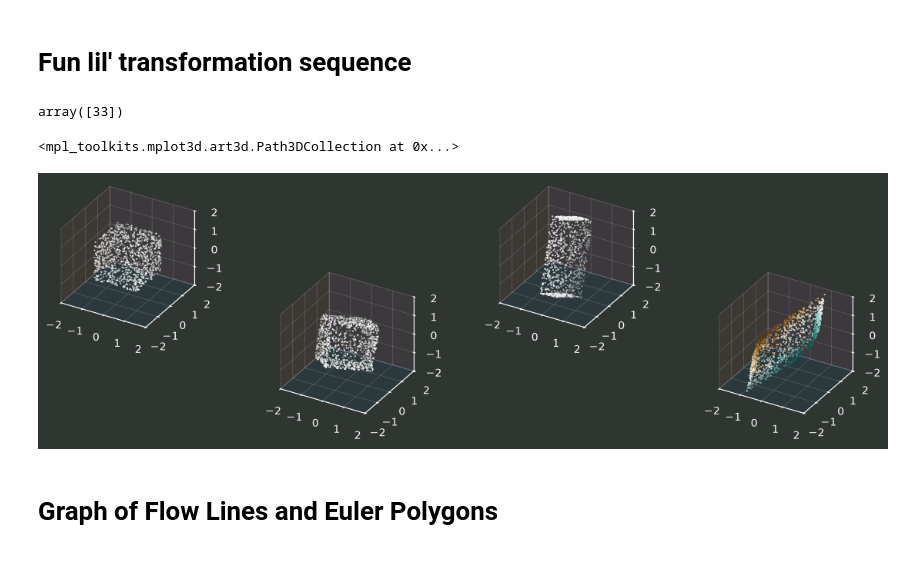
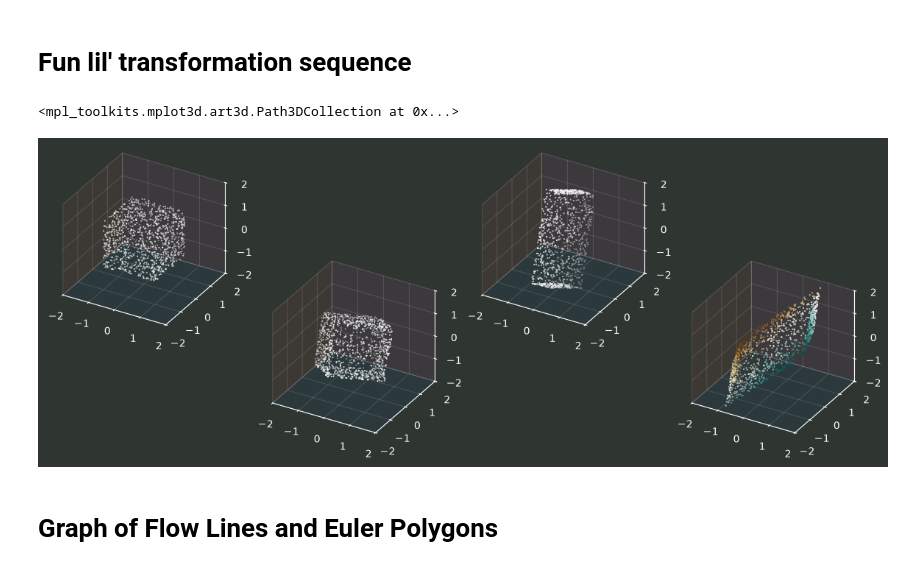
Before and after one commit to 3257077517-collab/Team17, a Jupyter notebook: report/notes.ipynb, the cells around one changed output. Saved outputs shown, nothing was run; the diff lists cells and outputs as text; code cells hidden in the pictures.

```diff
--- a/report/notes.ipynb
+++ b/report/notes.ipynb
@@ -264,12 +266,8 @@ polar_factor_flow_jac = make_polar_factor_flow_jac(out_dim)
 t_bounds = (0.0, 2.0)
 # %% [markdown]
 # Fun lil' transformation sequence
-# %%
-np.swapaxes([33], 0, 0)
-# %% [output]
-array([33])
 # %%
-fig: plt.Figure = plt.figure(figsize=14.4 * np.array([1.0, 2.0 / 7]))
+fig: plt.Figure = plt.figure(figsize=14.4 * np.array([1.0, 3.0 / 8]))
 axd = fig.subplot_mosaic(
     """
 AA..CC..
@@ -282,34 +280,34 @@ AABBCCDD
 rng = np.random.default_rng(0xABAD5EED)
 samples = np.array(
     [
         np.array([1.0 if rng.integers(0, 2) else -1.0, *rng.uniform(-1.0, 1.0, 2)])[
             rng.permutation(3)
         ]
         for _ in range(1 << 10)
     ]
 )
 # samples = np.array([random_hypersphere(rng, 2) for _ in range(1<<8)])
 cmap = mpl.colormaps["BrBG"]
 
 for ax in axd.values():
     ax.set_proj_type("ortho")
     ax.set_aspect("equal")
     ax.set_xlim(-2.0, 2.0)
     ax.set_ylim(-2.0, 2.0)
     ax.set_zlim(-2.0, 2.0)
 
 points = samples.T
 size = np.exp2(-2)
 axd["A"].scatter(*points[:3], s=size, c=cmap(0.5))
 points = V.T @ points
 axd["B"].scatter(*points[:3], s=size, c=cmap(0.5))
 points = Sigma0 @ points
 axd["C"].scatter(*points[:3], s=size, c=cmap(0.5 + 0.25 * points[3]))
 points = U @ points
 axd["D"].scatter(*points[:3], s=size, c=cmap(0.5 + 0.25 * points[3]))
 # %% [output]
 <mpl_toolkits.mplot3d.art3d.Path3DCollection at 0x...>
-[figure, old version]
+[figure, new version]
 # %% [markdown]
 # Graph of Flow Lines and Euler Polygons
 # %% [markdown]
```
Also changed, not shown: parts of 7 cells of this notebook.
